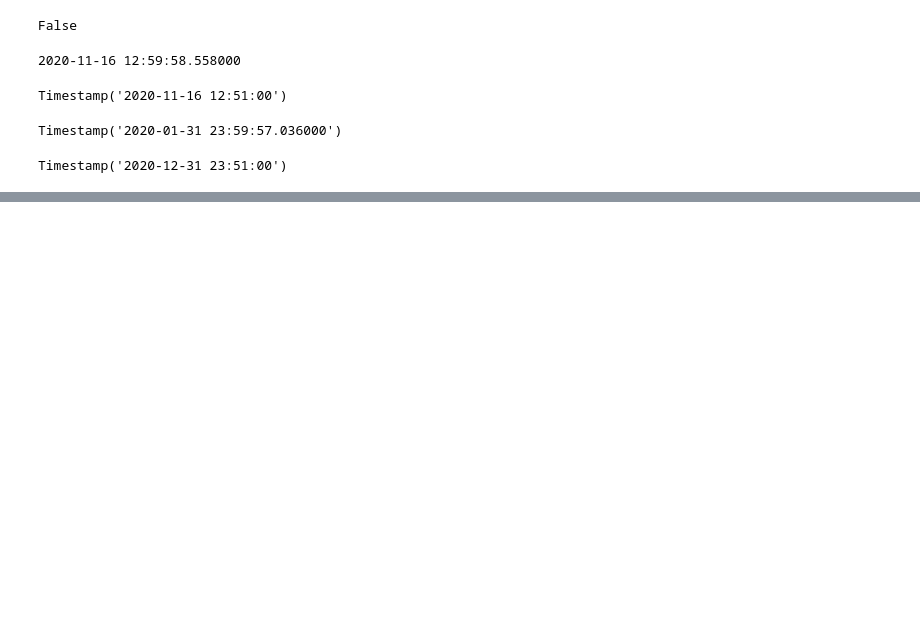
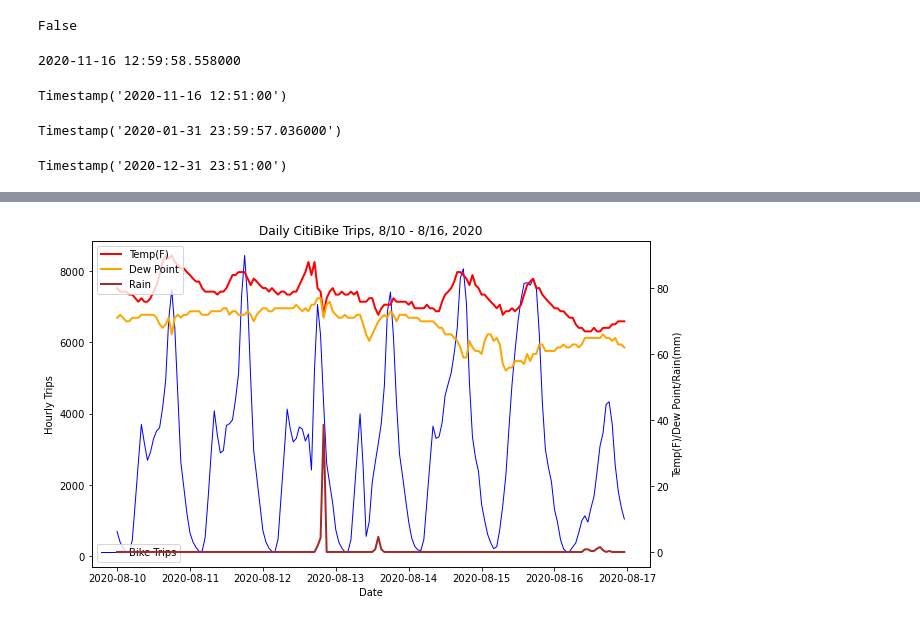
Before and after one commit to leckieje/fair_weather_cyclists, a Jupyter notebook: bike_weather_20.ipynb, the cells around one changed output, grey strips where cells are left out. Saved outputs shown, nothing was run; the diff lists cells and outputs as text; code cells hidden in the pictures; blank space fills up the shorter version.

Commit message:
buckets of conditions and more charts

```diff
--- a/bike_weather_20.ipynb
+++ b/bike_weather_20.ipynb
@@ -873,24 +686,0 @@ x_summer = bike_summer['date_to_hour_dt'].unique()
-# %%
-dew_y = []
-ride_y = []
-temp_y = []
-rain_y = []
-
-for hour in x_summer:
-    x_hours = bike_summer[bike_summer['date_to_hour_dt'] == hour]
-    dew_point_y = x_hours['Dew Point'].mean()
-    temp_point_y = x_hours['Temp,F'].mean()
-    rain_point_y = x_hours['Precip, mm'].mean()
-    num_rides_y = len(x_hours)
-    ride_y.append(num_rides_y)
-    dew_y.append(dew_point_y)
-    temp_y.append(temp_point_y)
-    rain_y.append(rain_point_y)
-
-for i, y in enumerate(dew_y):
-    if y > 120:
-        dew_y[i] = (dew_y[i-1] + dew_y[i+1])/2
-
-for i, y in enumerate(temp_y):
-    if y > 120:
-        temp_y[i] = (temp_y[i-1] + temp_y[i+1])/2
@@ -1014,0 +956,4 @@ ax.scatter(bike_weather_clean['Dew Point'])
+# %%
+chart_period(8, 9, 17)
+# %% [output]
+[figure, added]
```
Also changed, not shown: parts of 105 cells of this notebook.
